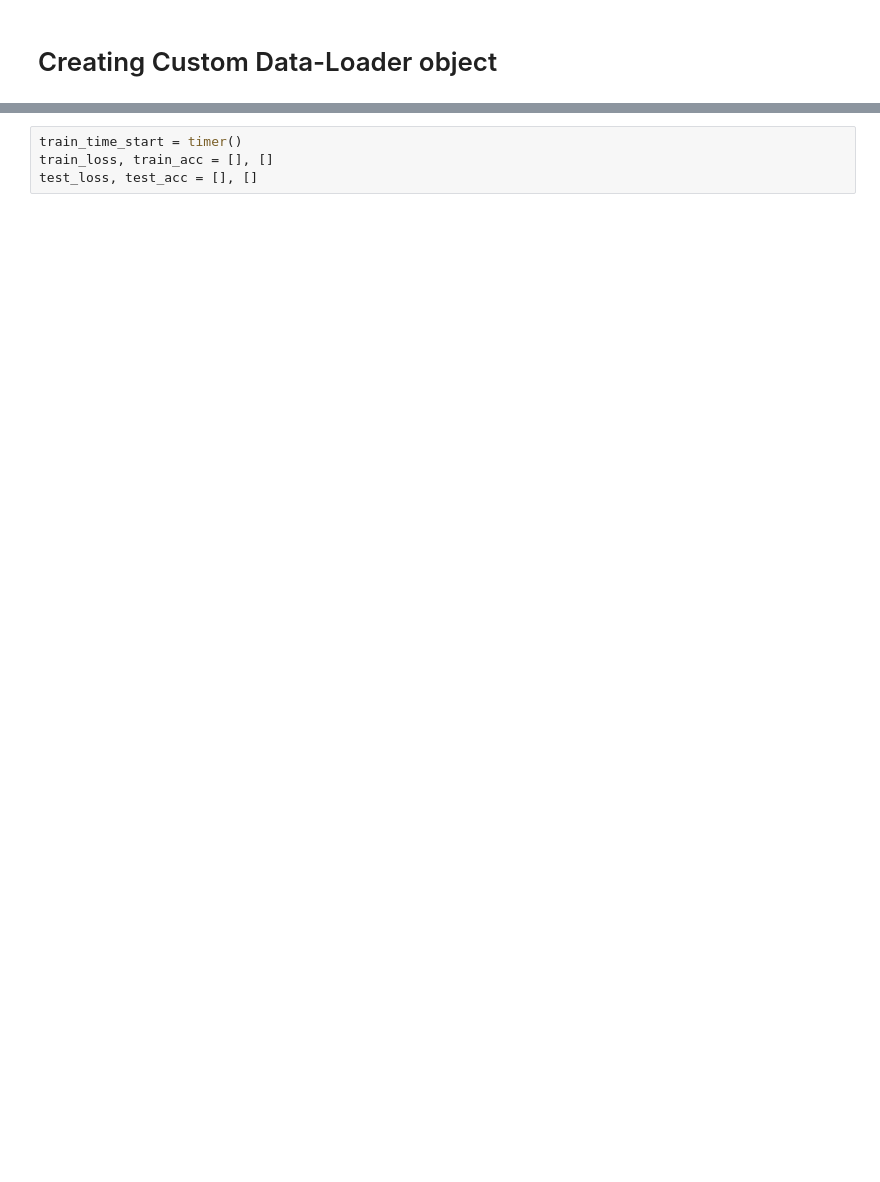
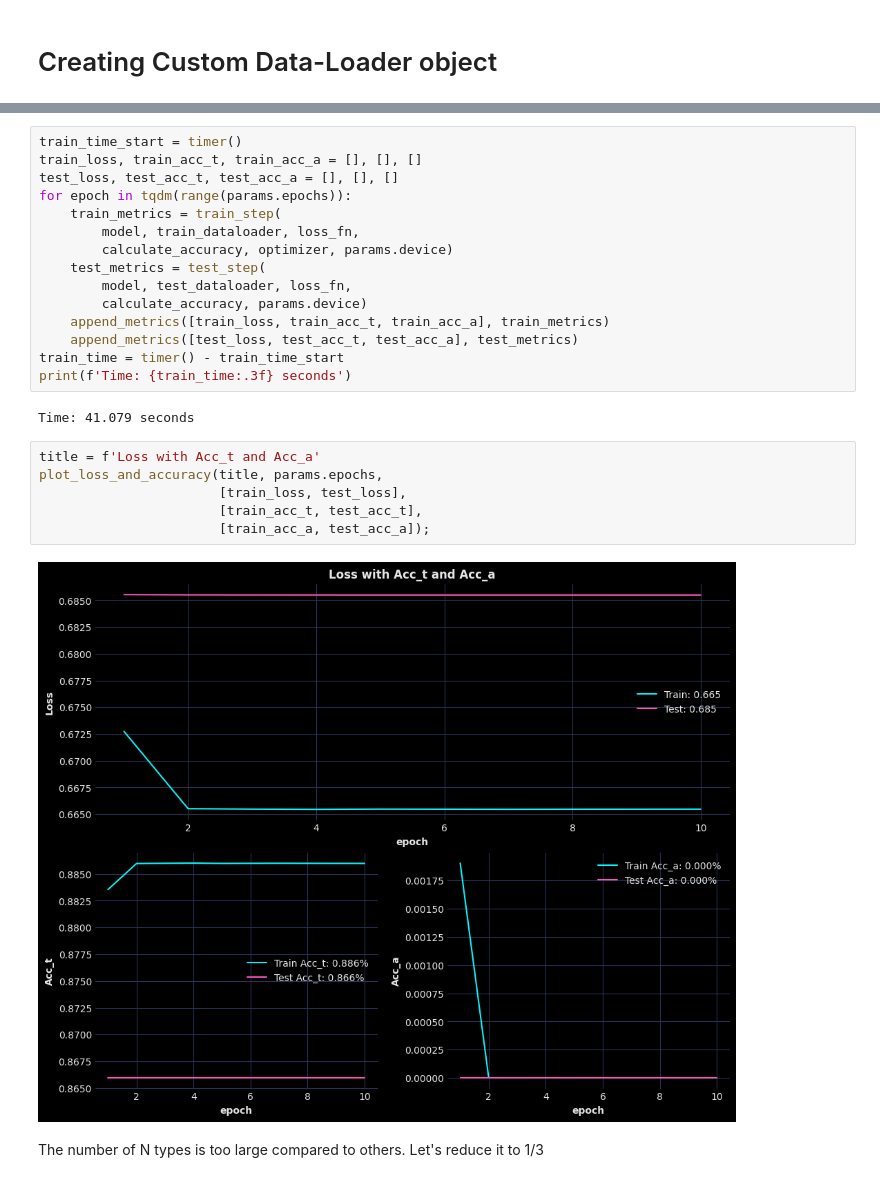
Before and after one commit to Yolonek/MachineLearningApplications, a Jupyter notebook: 3.ECG/MLPforECG.ipynb, the cells around one changed output, grey strips where cells are left out. Saved outputs shown, nothing was run; the diff lists cells and outputs as text; blank space fills up the shorter version.

```diff
--- a/3.ECG/MLPforECG.ipynb
+++ b/3.ECG/MLPforECG.ipynb
@@ -185,4 +288,27 @@ ECGModel(
 # %%
 train_time_start = timer()
-train_loss, train_acc = [], []
-test_loss, test_acc = [], []
+train_loss, train_acc_t, train_acc_a = [], [], []
+test_loss, test_acc_t, test_acc_a = [], [], []
+for epoch in tqdm(range(params.epochs)):
+    train_metrics = train_step(
+        model, train_dataloader, loss_fn,
+        calculate_accuracy, optimizer, params.device)
+    test_metrics = test_step(
+        model, test_dataloader, loss_fn,
+        calculate_accuracy, params.device)
+    append_metrics([train_loss, train_acc_t, train_acc_a], train_metrics)
+    append_metrics([test_loss, test_acc_t, test_acc_a], test_metrics)
+train_time = timer() - train_time_start
+print(f'Time: {train_time:.3f} seconds')
+# %% [output]
+Time: 41.079 seconds
+# %%
+title = f'Loss with Acc_t and Acc_a'
+plot_loss_and_accuracy(title, params.epochs,
+                       [train_loss, test_loss],
+                       [train_acc_t, test_acc_t],
+                       [train_acc_a, test_acc_a]);
+# %% [output]
+[figure, added]
+# %% [markdown]
+The number of N types is too large compared to others. Let's reduce it to 1/3
```
Also changed, not shown: parts of 18 cells of this notebook, 3 other files.
